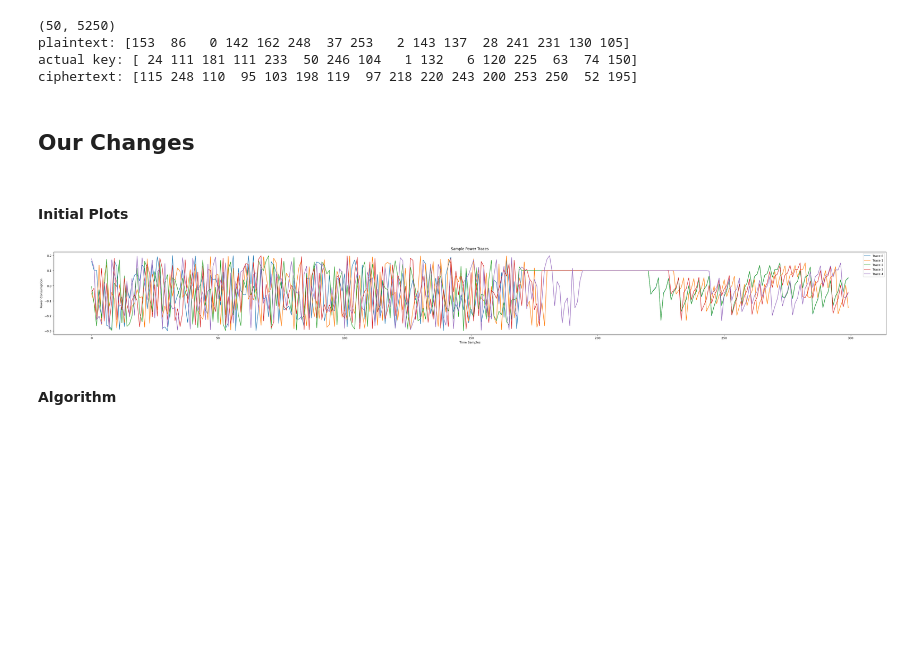
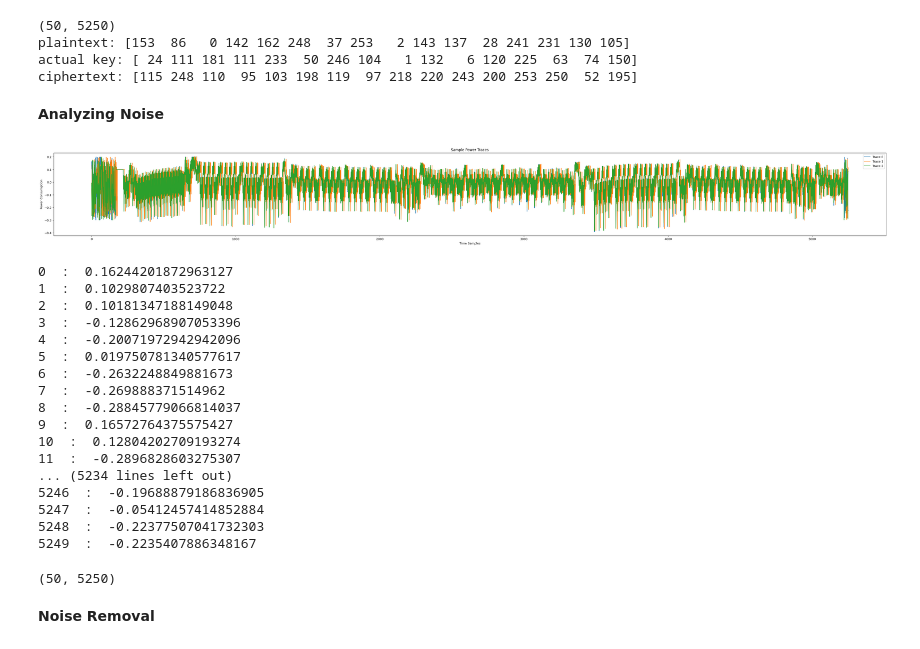
Before and after one commit to bhavdxt10/AES-Correlation-Power-Analysis-PA2, a Jupyter notebook: assignment2.ipynb, the cells around one changed output. Cells and saved outputs as stored; diff of their text form; code cells hidden in the pictures; blank space fills up the shorter version.

```diff
--- a/assignment2.ipynb
+++ b/assignment2.ipynb
@@ -46,24 +46,52 @@ print('ciphertext:',textout_array[0])
 plaintext: [153  86   0 142 162 248  37 253   2 143 137  28 241 231 130 105]
 actual key: [ 24 111 181 111 233  50 246 104   1 132   6 120 225  63  74 150]
 ciphertext: [115 248 110  95 103 198 119  97 218 220 243 200 253 250  52 195]
-# %% [markdown]
-## Our Changes
-# %% [markdown]
-#### Initial Plots
+# %% [markdown]
+**Analyzing Noise**
 # %%
+# Plot with noise
 import matplotlib.pyplot as plt
 plt.figure(figsize=(50, 5))
-num_samples_to_plot = 5  # Change this to plot more traces
+num_samples_to_plot = 3  # Change this to plot more traces
 
 for i in range(num_samples_to_plot):
-    plt.plot(trace_array[i][:300], label=f"Trace {i}")
+    plt.plot(trace_array[i][:5250], label=f"Trace {i}")
 
 plt.xlabel("Time Samples")
 plt.ylabel("Power Consumption")
 plt.title("Sample Power Traces")
 plt.legend()
 plt.show()
 # %% [output]
-[figure, old version]
+[figure, new version]
-# %% [markdown]
-#### Algorithm
+# %%
+for i in range(len(trace_array[0])):
+  print(i, " : ", trace_array[0][i])
+
+# Index range for constant power values = [170, 219]
+# Hence, in noise removal, we have taken the 5000 power values after the last noise point, for each trace
+# %% [output]
+0  :  0.16244201872963127
+1  :  0.1029807403523722
+2  :  0.10181347188149048
+3  :  -0.12862968907053396
+4  :  -0.20071972942942096
+5  :  0.019750781340577617
+6  :  -0.2632248849881673
+7  :  -0.269888371514962
+8  :  -0.28845779066814037
+9  :  0.16572764375575427
+10  :  0.12804202709193274
+11  :  -0.2896828603275307
+... (5234 lines left out)
+5246  :  -0.19688879186836905
+5247  :  -0.05412457414852884
+5248  :  -0.22377507041732303
+5249  :  -0.2235407886348167
+# %%
+trace_array_without_noise_removal = trace_array # used later for CPA attack without noise removal
+print(trace_array_without_noise_removal.shape)
+# %% [output]
+(50, 5250)
+# %% [markdown]
+**Noise Removal**
```
Also changed, not shown: parts of 14 cells of this notebook.
